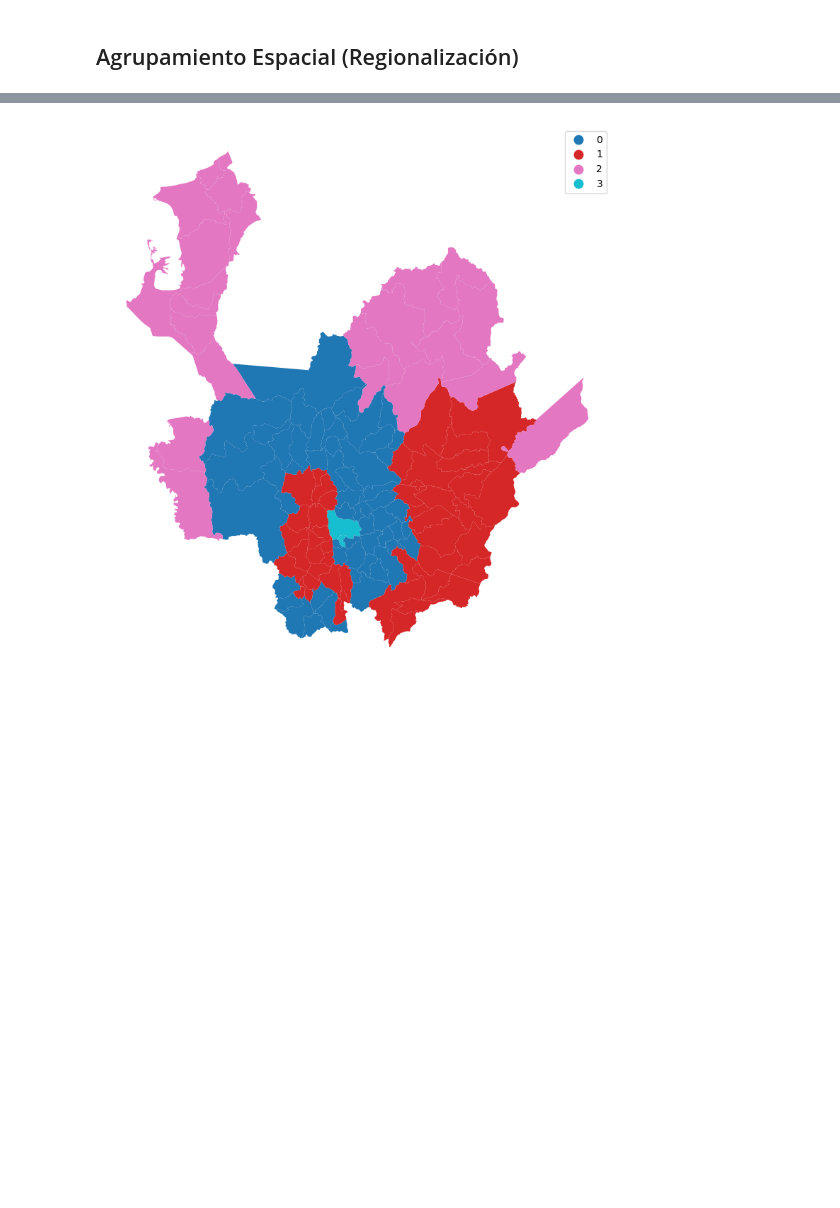
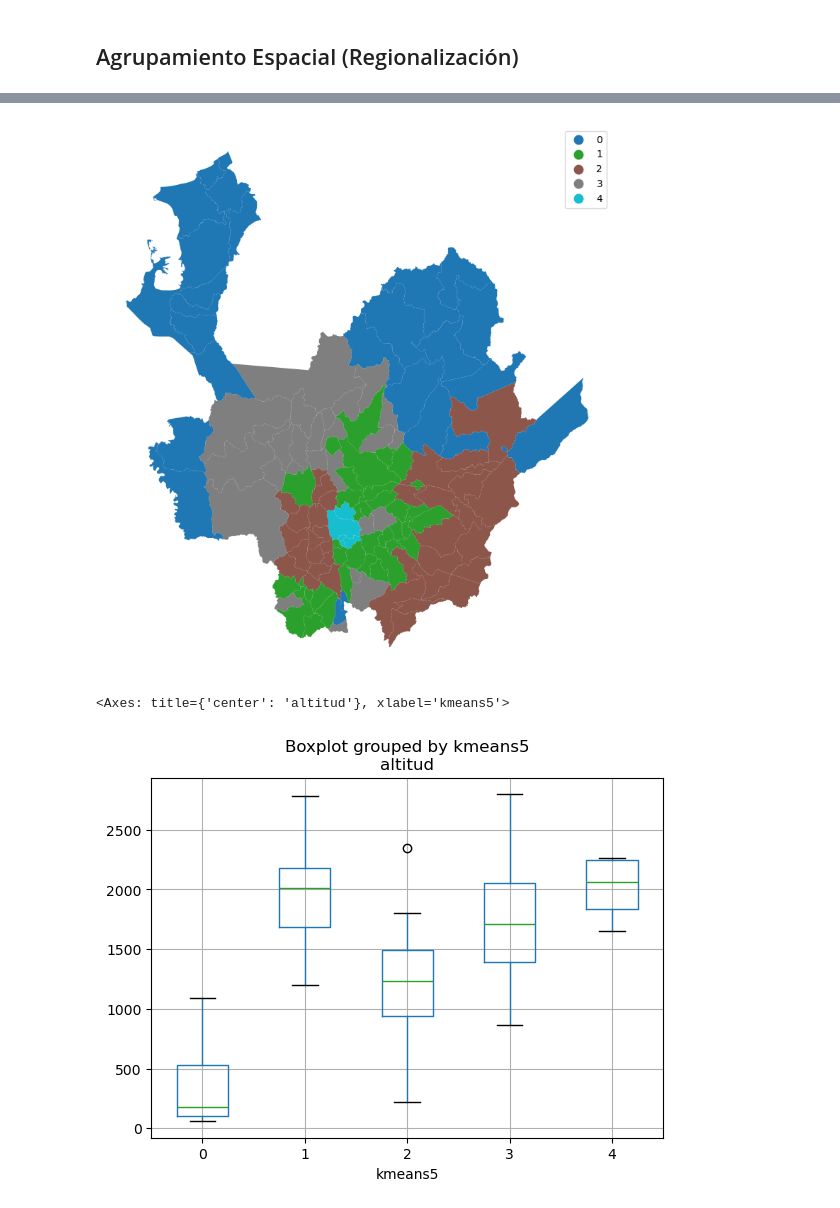
Before and after one commit to algarciach/AnalisisGeoespacial, a Jupyter notebook: Covid19_book/05_spatial-cluster.ipynb, the cells around one changed output, grey strips where cells are left out. Saved outputs shown, nothing was run; the diff lists cells and outputs as text; code cells hidden in the pictures; blank space fills up the shorter version.

```diff
--- a/Covid19_book/05_spatial-cluster.ipynb
+++ b/Covid19_book/05_spatial-cluster.ipynb
@@ -53,6 +53,12 @@ gdf['kmeans4'] = k4cls.labels_
 # %%
 f, ax = plt.subplots(1, 1, figsize=(10, 10))
-gdf.plot(column='kmeans4', categorical=True, linewidth=0, legend=True, ax=ax)
+gdf.plot(column='kmeans5', categorical=True, linewidth=0, legend=True, ax=ax)
 ax.set_axis_off()
 # %% [output]
-[figure, old version]
+[figure, new version]
+# %%
+f, ax = plt.subplots()
+gdf.boxplot(column='altitud', by='kmeans5', ax=ax)
+# %% [output]
+<Axes: title={'center': 'altitud'}, xlabel='kmeans5'>
+[figure, added]
```
Also changed, not shown: parts of 12 cells of this notebook, 28 other files.
